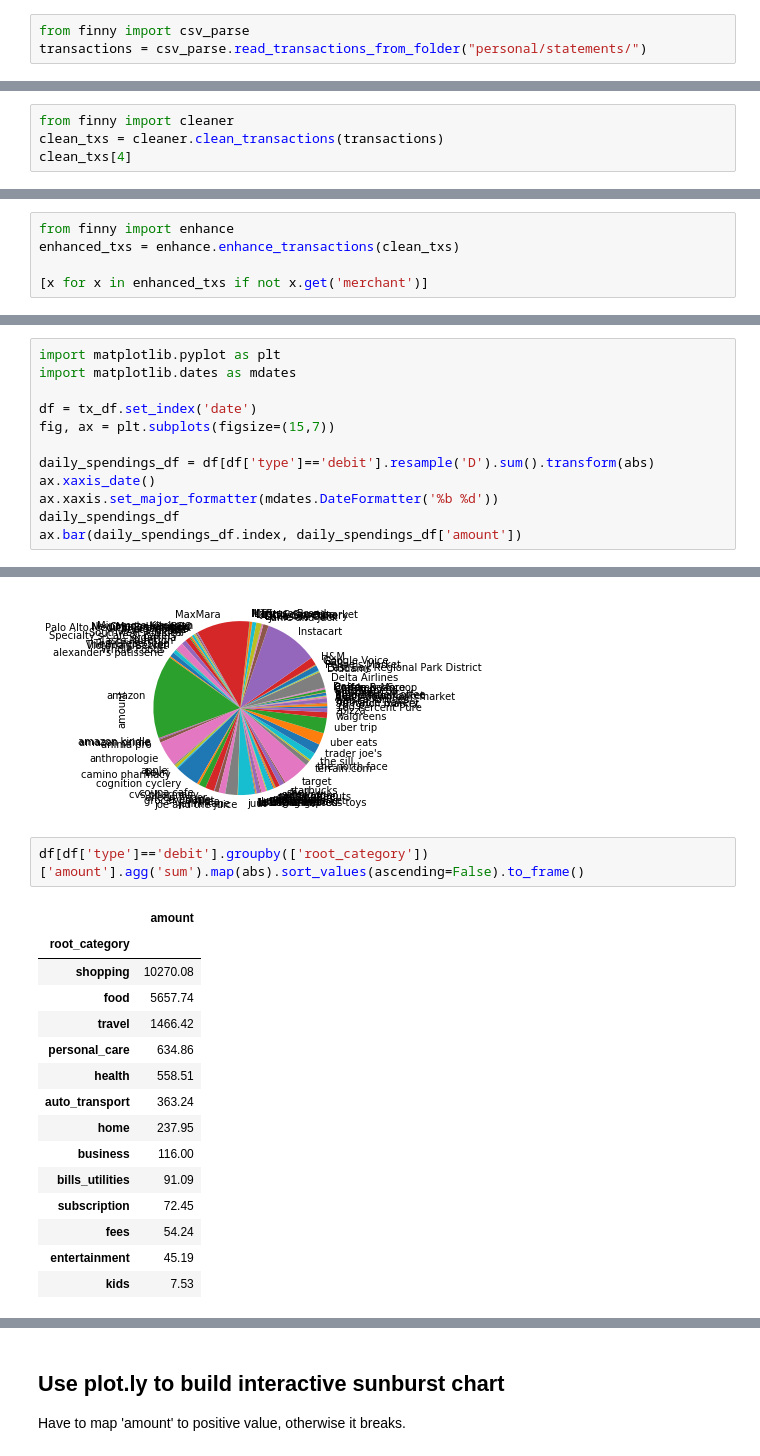
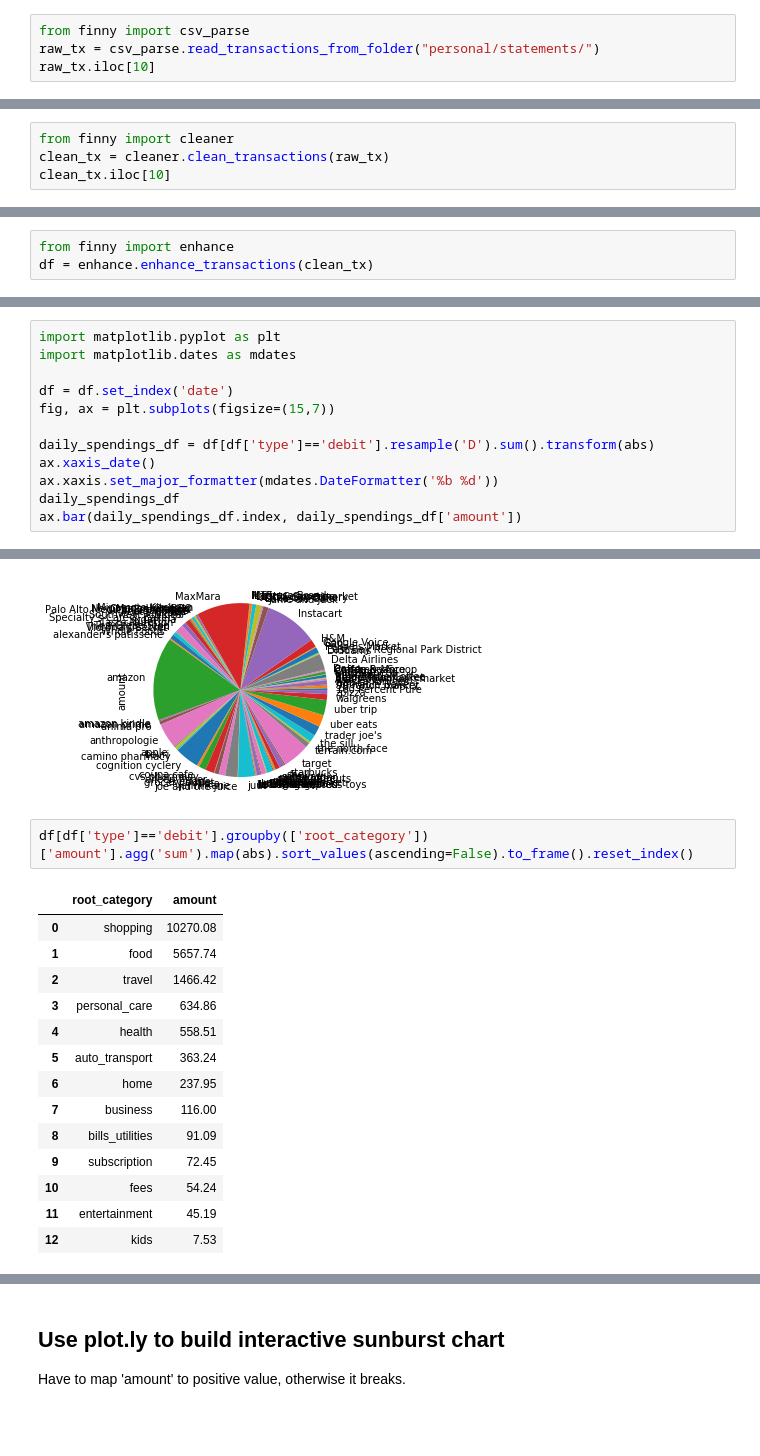
Before and after one commit to romaninozemtsev/personal_finance, a Jupyter notebook: parse_folder.ipynb, the cells around one changed output, grey strips where cells are left out. Saved outputs shown, nothing was run; the diff lists cells and outputs as text; blank space fills up the shorter version.

```diff
--- a/parse_folder.ipynb
+++ b/parse_folder.ipynb
@@ -1,3 +1,4 @@
 # %%
 from finny import csv_parse
-transactions = csv_parse.read_transactions_from_folder("personal/statements/")
+raw_tx = csv_parse.read_transactions_from_folder("personal/statements/")
+raw_tx.iloc[10]
@@ -4,5 +29,5 @@ transactions = csv_parse.read_transactions_from_folder("personal/statements/")
 # %%
 from finny import cleaner
-clean_txs = cleaner.clean_transactions(transactions)
-clean_txs[4]
+clean_tx = cleaner.clean_transactions(raw_tx)
+clean_tx.iloc[10]
 # %% [output]
@@ -15,5 +44,3 @@ clean_txs[4]
 # %%
 from finny import enhance
-enhanced_txs = enhance.enhance_transactions(clean_txs)
-
-[x for x in enhanced_txs if not x.get('merchant')]
+df = enhance.enhance_transactions(clean_tx)
@@ -43,7 +64,7 @@ tx_df = pd.DataFrame(enhanced_txs)
 import matplotlib.pyplot as plt
 import matplotlib.dates as mdates
 
-df = tx_df.set_index('date')
+df = df.set_index('date')
 fig, ax = plt.subplots(figsize=(15,7))
 
 daily_spendings_df = df[df['type']=='debit'].resample('D').sum().transform(abs)
@@ -65,21 +86,20 @@ df[df['type']=='debit'].groupby(['merchant'])['amount'].agg('sum').map(abs).plot
 <matplotlib.axes._subplots.AxesSubplot at 0x...>
 [figure]
 # %%
-df[df['type']=='debit'].groupby(['root_category'])['amount'].agg('sum').map(abs).sort_values(ascending=False).to_frame()
+df[df['type']=='debit'].groupby(['root_category'])['amount'].agg('sum').map(abs).sort_values(ascending=False).to_frame().reset_index()
 # %% [output]
-|  | amount |
-| root_category |  |
-| shopping | 10270.08 |
-| food | 5657.74 |
-| travel | 1466.42 |
-| personal_care | 634.86 |
-| health | 558.51 |
-| auto_transport | 363.24 |
-| home | 237.95 |
-| business | 116.00 |
-| bills_utilities | 91.09 |
-| subscription | 72.45 |
-| fees | 54.24 |
-| entertainment | 45.19 |
-| kids | 7.53 |
+|  | root_category | amount |
+| 0 | shopping | 10270.08 |
+| 1 | food | 5657.74 |
+| 2 | travel | 1466.42 |
+| 3 | personal_care | 634.86 |
+| 4 | health | 558.51 |
+| 5 | auto_transport | 363.24 |
+| 6 | home | 237.95 |
+| 7 | business | 116.00 |
+| 8 | bills_utilities | 91.09 |
+| 9 | subscription | 72.45 |
+| 10 | fees | 54.24 |
+| 11 | entertainment | 45.19 |
+| 12 | kids | 7.53 |
 # %%
```
Also changed, not shown: parts of 10 cells of this notebook, 1 other file.
